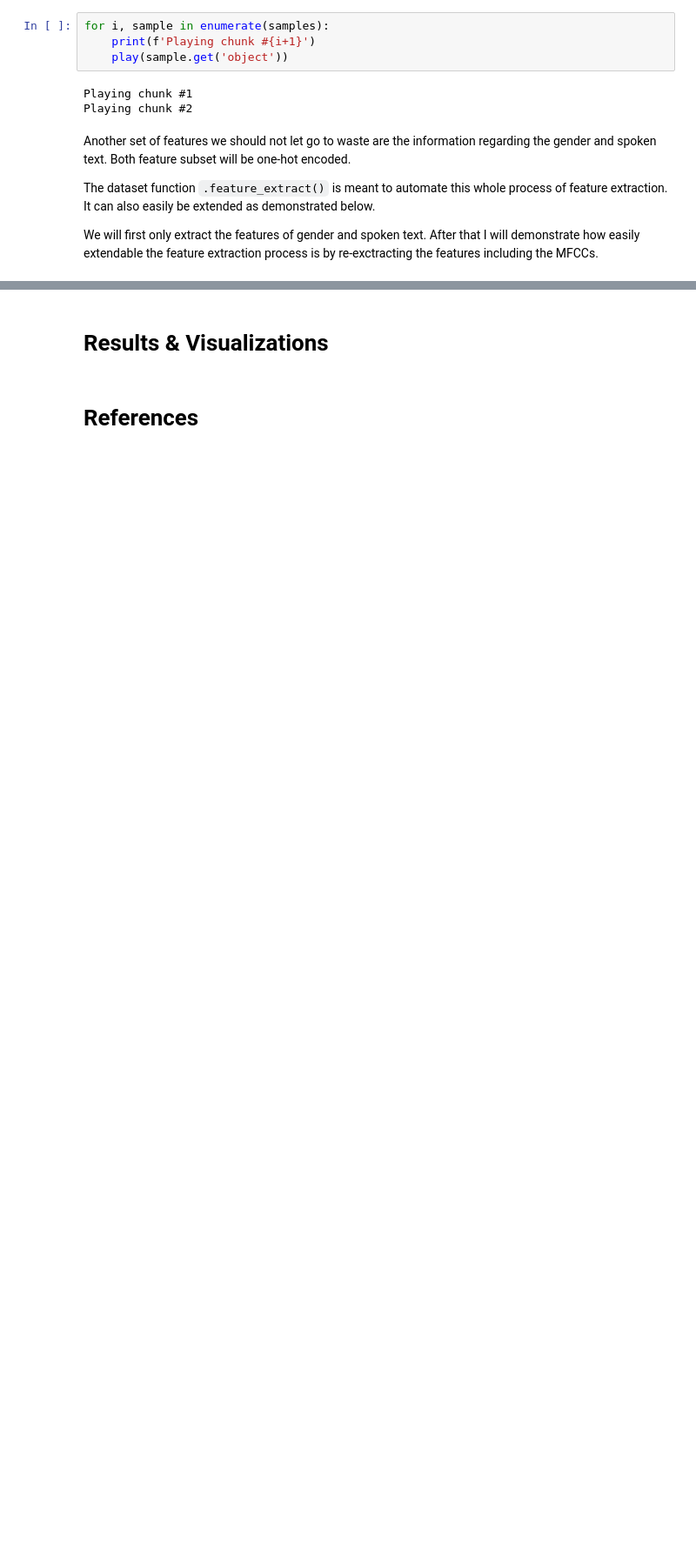
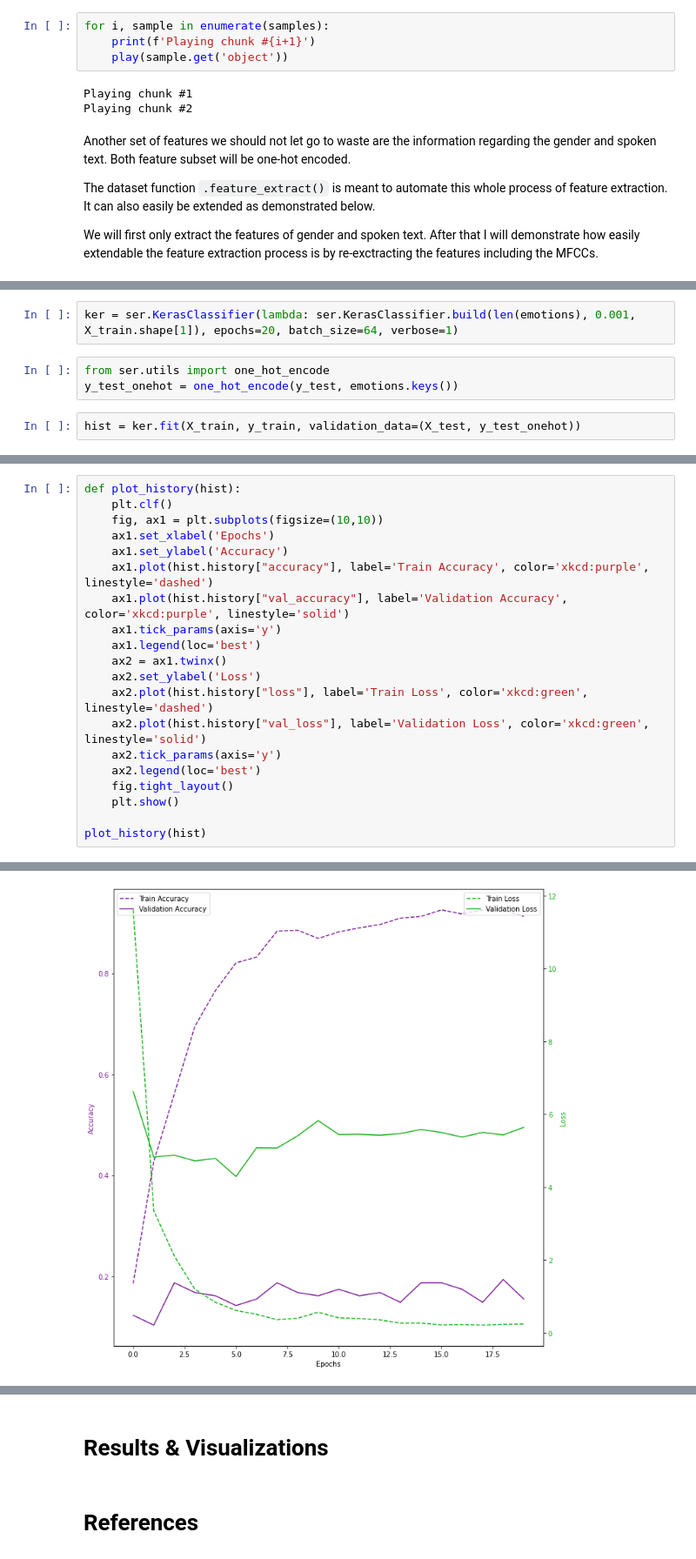
Before and after one commit to nsiicm0/SER, a Jupyter notebook: report/Report_SER.ipynb, the cells around one changed output, grey strips where cells are left out. Shown: that part at 87% size. Cells and saved outputs as stored; diff of their text form; blank space fills up the shorter version.

```diff
--- a/report/Report_SER.ipynb
+++ b/report/Report_SER.ipynb
@@ -465,0 +603,7 @@ Features: (775, 3610)
+# %%
+ker = ser.KerasClassifier(lambda: ser.KerasClassifier.build(len(emotions), 0.001, X_train.shape[1]), epochs=20, batch_size=64, verbose=1)
+# %%
+from ser.utils import one_hot_encode
+y_test_onehot = one_hot_encode(y_test, emotions.keys())
+# %%
+hist = ker.fit(X_train, y_train, validation_data=(X_test, y_test_onehot))
@@ -465,0 +628,21 @@ Features: (775, 3610)
+# %%
+def plot_history(hist):
+    plt.clf()
+    fig, ax1 = plt.subplots(figsize=(10,10))
+    ax1.set_xlabel('Epochs')
+    ax1.set_ylabel('Accuracy')
+    ax1.plot(hist.history["accuracy"], label='Train Accuracy', color='xkcd:purple', linestyle='dashed')
+    ax1.plot(hist.history["val_accuracy"], label='Validation Accuracy', color='xkcd:purple', linestyle='solid')
+    ax1.tick_params(axis='y')
+    ax1.legend(loc='best')
+    ax2 = ax1.twinx()
+    ax2.set_ylabel('Loss')
+    ax2.plot(hist.history["loss"], label='Train Loss', color='xkcd:green', linestyle='dashed')
+    ax2.plot(hist.history["val_loss"], label='Validation Loss', color='xkcd:green', linestyle='solid')
+    ax2.tick_params(axis='y')
+    ax2.legend(loc='best')
+    fig.tight_layout()
+    plt.show()
+
+plot_history(hist)
+# %% [output]
@@ -465,0 +650 @@ Features: (775, 3610)
+[figure, added]
```
Also changed, not shown: parts of 31 cells of this notebook, 6 other files.
